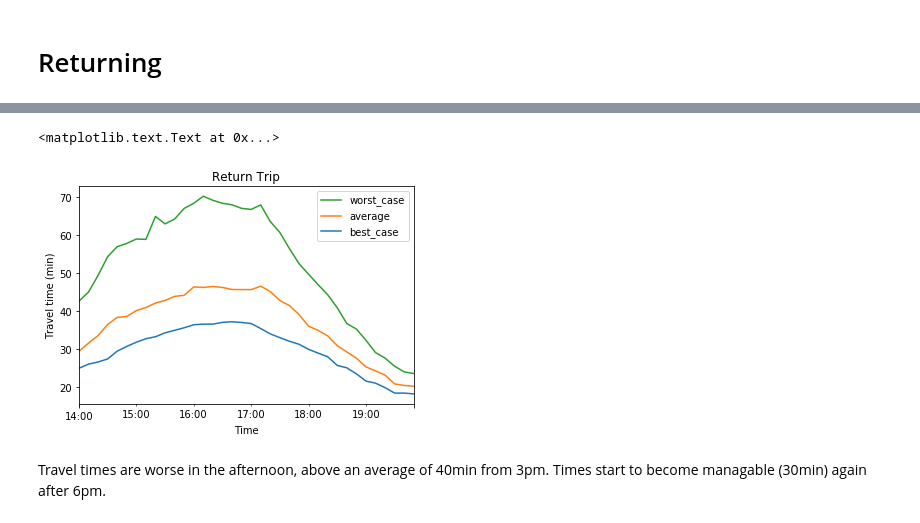
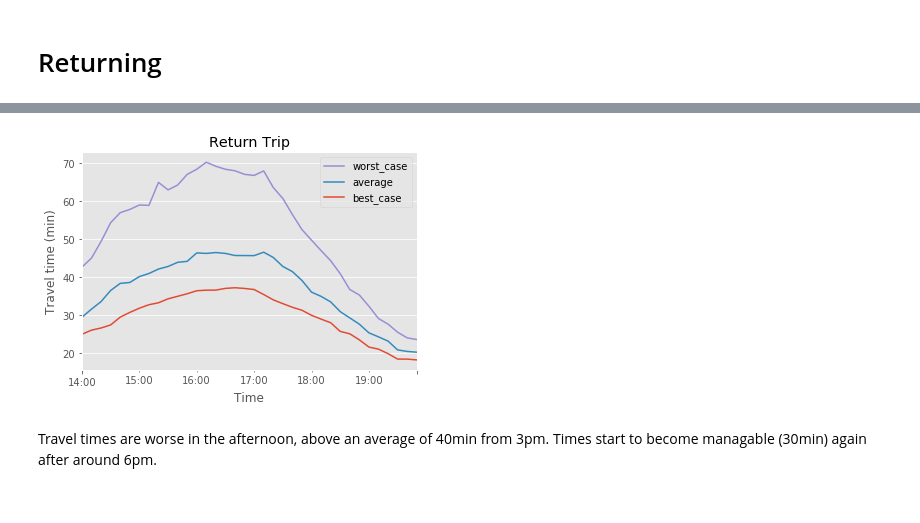
Before and after one commit to cselig/commute_time, a Jupyter notebook: plots.ipynb, the cells around one changed output, grey strips where cells are left out. Drawn from its saved outputs; the diff is of its cells as text; code cells hidden in the pictures.

Commit message:
shorten some plotting code

```diff
--- a/plots.ipynb
+++ b/plots.ipynb
@@ -2,8 +4,9 @@
 %matplotlib inline
 
 import pandas as pd
-from datetime import datetime
+import datetime
 import matplotlib.pyplot as plt
+plt.style.use('ggplot')
 
 going_df = pd.read_pickle('data/pickles/going_df.p')
 
@@ -81,9 +63,9 @@ returning_df['average'].plot(kind='kde')
 # %%
+monday_returning_df = returning_df.loc['2017-10-2']
 ax = monday_returning_df.plot(kind='line', title='Return Trip', legend='reverse')
 ax.set_xlabel('Time')
-ax.set_ylabel('Travel time (min)')
+ax.set_ylabel('Travel time (min)');
 # %% [output]
-<matplotlib.text.Text at 0x...>
-[figure, old version]
+[figure, new version]
 # %% [markdown]
-Travel times are worse in the afternoon, above an average of 40min from 3pm. Times start to become managable (30min) again after 6pm.
+Travel times are worse in the afternoon, above an average of 40min from 3pm. Times start to become managable (30min) again after around 6pm.
```
Also changed, not shown: parts of 16 cells of this notebook.
